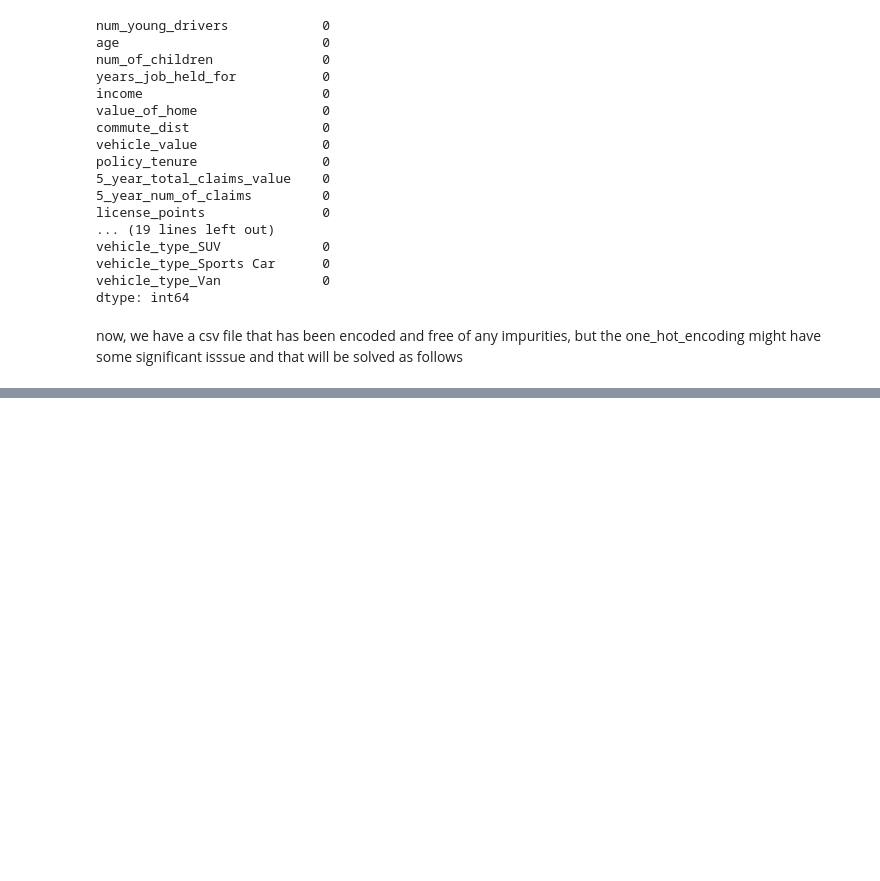
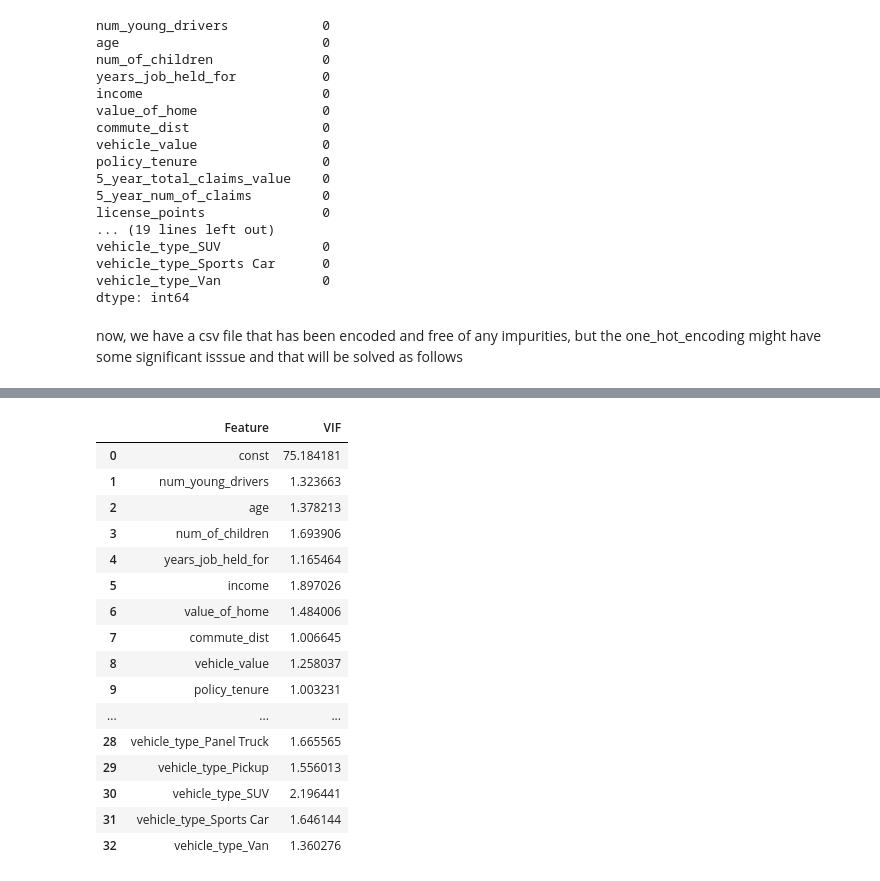
Before and after one commit to chapi1420/auto-insurance, a Jupyter notebook: modeling/main.ipynb, the cells around one changed output, grey strips where cells are left out. Cells and saved outputs as stored; diff of their text form; code cells hidden in the pictures; blank space fills up the shorter version.

```diff
--- a/modeling/main.ipynb
+++ b/modeling/main.ipynb
@@ -584,0 +627,24 @@ now, we have a csv file that has been encoded and free of any impurities, but th
+# %%
+train_data_clean.drop(columns=['occupation_Blue Collar', 'vehicle_type_Minivan'], axis=1, inplace=True)
+train_data_clean.to_csv('/home/nahomnadew/Desktop/10x/auto_insurance/auto/data/test_data_cleanV3.csv', index=False)
+# %%
+vif_df2 = calculate_vif(train_data_clean)
+vif_df2
+# %% [output]
+|  | Feature | VIF |
+| 0 | const | 75.184181 |
+| 1 | num_young_drivers | 1.323663 |
+| 2 | age | 1.378213 |
+| 3 | num_of_children | 1.693906 |
+| 4 | years_job_held_for | 1.165464 |
+| 5 | income | 1.897026 |
+| 6 | value_of_home | 1.484006 |
+| 7 | commute_dist | 1.006645 |
+| 8 | vehicle_value | 1.258037 |
+| 9 | policy_tenure | 1.003231 |
+| ... | ... | ... |
+| 28 | vehicle_type_Panel Truck | 1.665565 |
+| 29 | vehicle_type_Pickup | 1.556013 |
+| 30 | vehicle_type_SUV | 2.196441 |
+| 31 | vehicle_type_Sports Car | 1.646144 |
+| 32 | vehicle_type_Van | 1.360276 |
```
Also changed, not shown: parts of 13 cells of this notebook.
